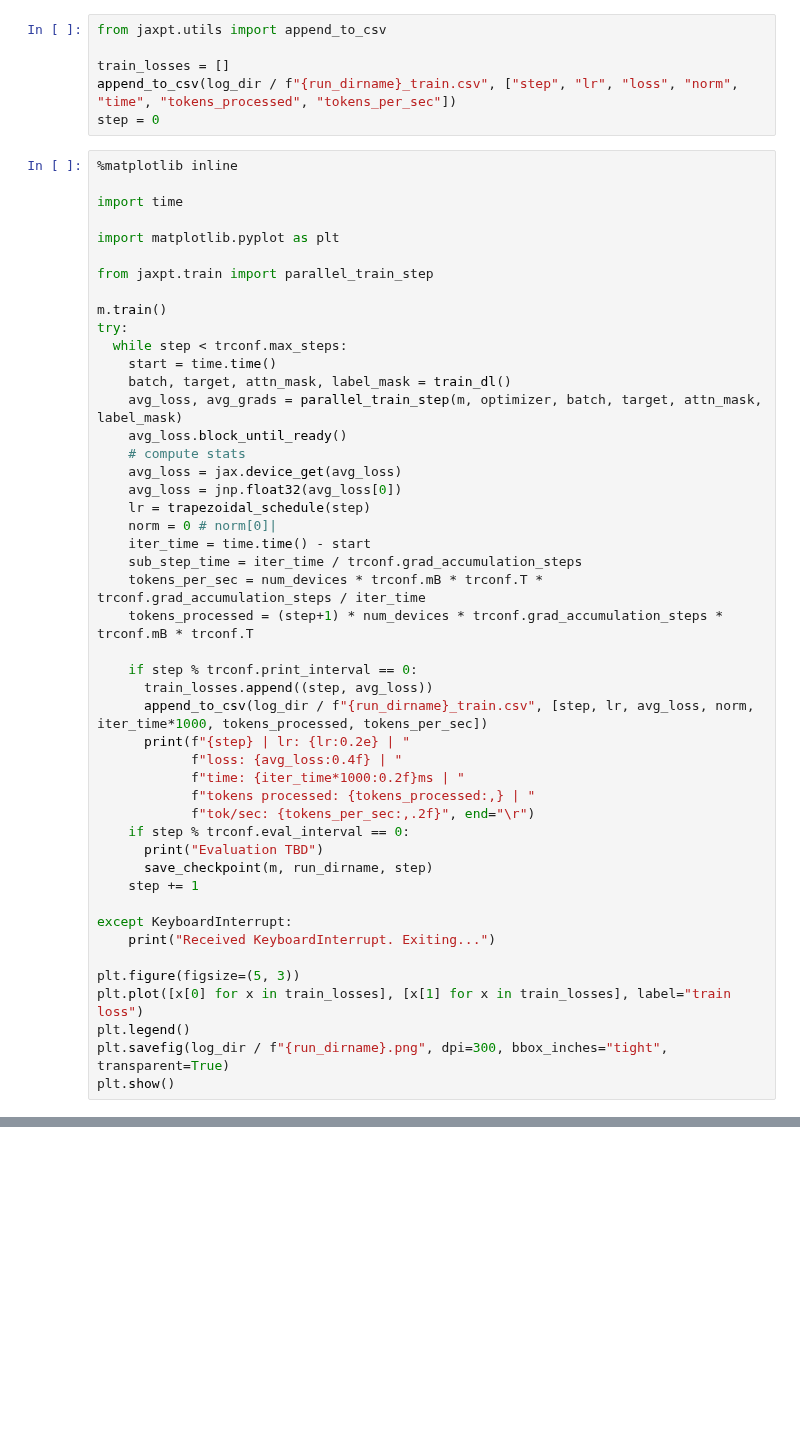
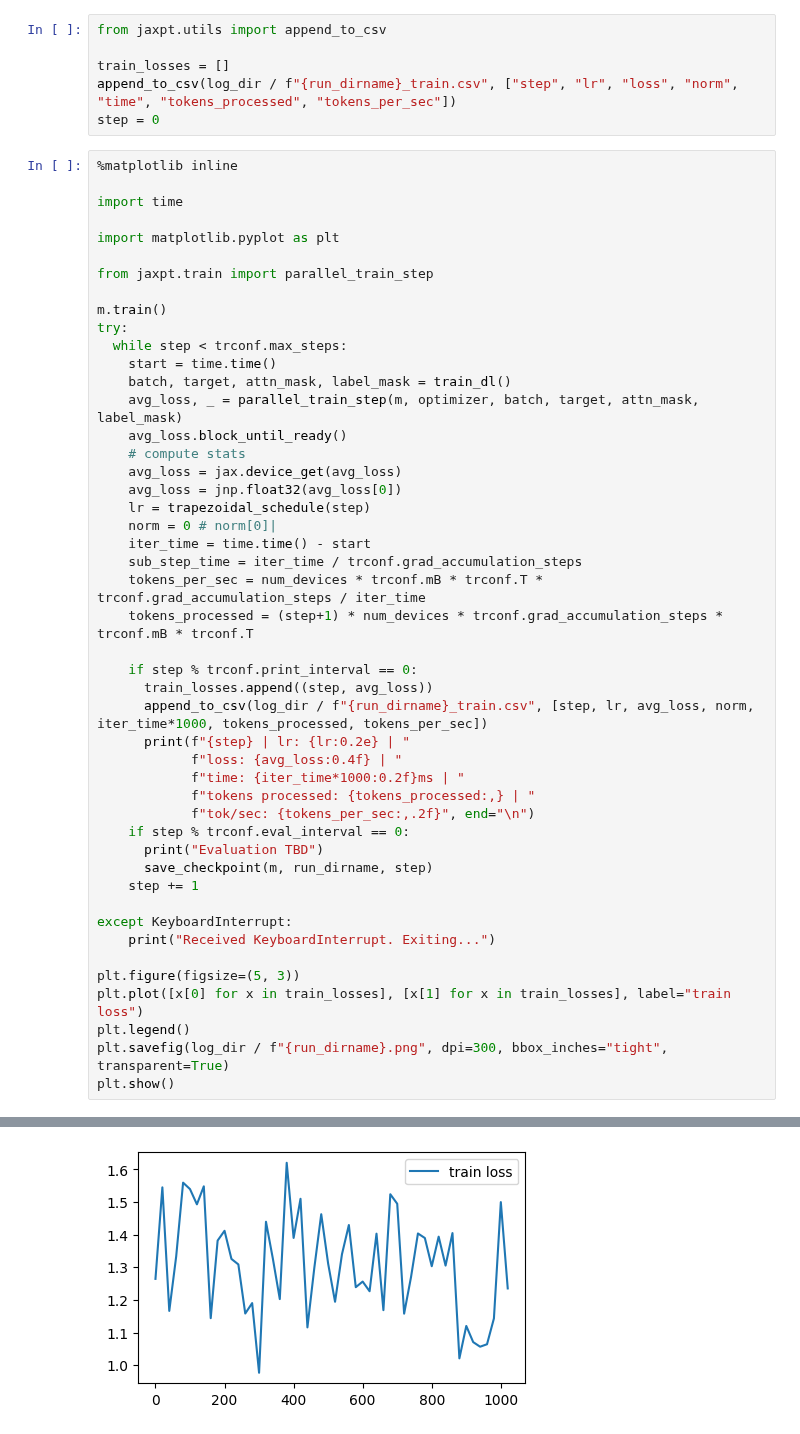
Before and after one commit to novastar53/jaxpt, a Jupyter notebook: notebooks/sft_mobile_llm.ipynb, the cells around one changed output, grey strips where cells are left out. Drawn from its saved outputs; the diff is of its cells as text; blank space fills up the shorter version.

```diff
--- a/notebooks/sft_mobile_llm.ipynb
+++ b/notebooks/sft_mobile_llm.ipynb
@@ -361,7 +375,7 @@ try:
   while step < trconf.max_steps:
     start = time.time()
     batch, target, attn_mask, label_mask = train_dl()
-    avg_loss, avg_grads = parallel_train_step(m, optimizer, batch, target, attn_mask, label_mask)
+    avg_loss, _ = parallel_train_step(m, optimizer, batch, target, attn_mask, label_mask)
     avg_loss.block_until_ready()
     # compute stats
     avg_loss = jax.device_get(avg_loss)
@@ -380,7 +394,7 @@ try:
             f"loss: {avg_loss:0.4f} | "
             f"time: {iter_time*1000:0.2f}ms | "
             f"tokens processed: {tokens_processed:,} | "
-            f"tok/sec: {tokens_per_sec:,.2f}", end="\r")
+            f"tok/sec: {tokens_per_sec:,.2f}", end="\n")
     if step % trconf.eval_interval == 0:
       print("Evaluation TBD")
       save_checkpoint(m, run_dirname, step)
@@ -394,3 +408,4 @@ plt.plot([x[0] for x in train_losses], [x[1] for x in train_losses], label="trai
 plt.legend()
 plt.savefig(log_dir / f"{run_dirname}.png", dpi=300, bbox_inches="tight", transparent=True)
 plt.show()
+# %% [output]
@@ -397,3 +448,4 @@ plt.show()
+[figure, added]
 # %%
 completions = generate_completions(m, enc=tokenizer, max_length=40)
 for completion in completions:
```
Also changed, not shown: parts of 8 cells of this notebook.
